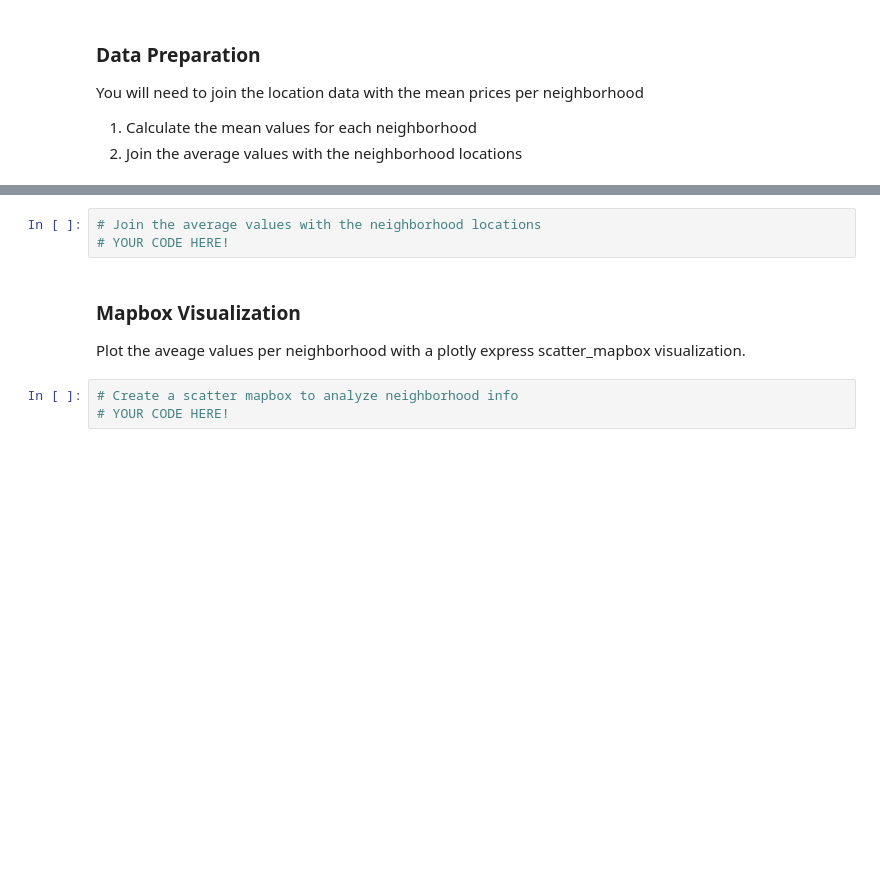
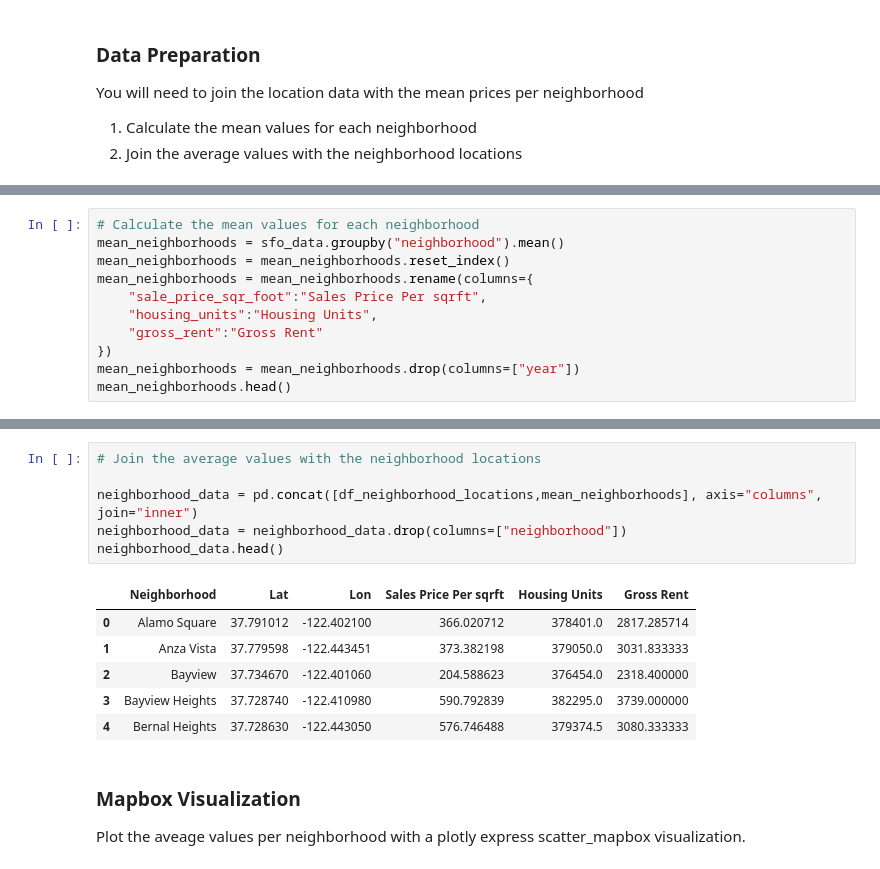
Before and after one commit to Infamousmike9/Pyviz_Homework, a Jupyter notebook: rental_analysis.ipynb, the cells around one changed output, grey strips where cells are left out. Drawn from its saved outputs; the diff is of its cells as text; blank space fills up the shorter version.

```diff
--- a/rental_analysis.ipynb
+++ b/rental_analysis.ipynb
@@ -268,0 +289,11 @@ You will need to join the location data with the mean prices per neighborhood
+# %%
+# Calculate the mean values for each neighborhood
+mean_neighborhoods = sfo_data.groupby("neighborhood").mean()
+mean_neighborhoods = mean_neighborhoods.reset_index()
+mean_neighborhoods = mean_neighborhoods.rename(columns={
+    "sale_price_sqr_foot":"Sales Price Per sqrft",
+    "housing_units":"Housing Units",
+    "gross_rent":"Gross Rent"
+})
+mean_neighborhoods = mean_neighborhoods.drop(columns=["year"])
+mean_neighborhoods.head()
@@ -269,10 +307,17 @@ You will need to join the location data with the mean prices per neighborhood
 # %%
 # Join the average values with the neighborhood locations
-# YOUR CODE HERE!
+
+neighborhood_data = pd.concat([df_neighborhood_locations,mean_neighborhoods], axis="columns", join="inner")
+neighborhood_data = neighborhood_data.drop(columns=["neighborhood"])
+neighborhood_data.head()
+# %% [output]
+|  | Neighborhood | Lat | Lon | Sales Price Per sqrft | Housing Units | Gross Rent |
+| 0 | Alamo Square | 37.791012 | -122.402100 | 366.020712 | 378401.0 | 2817.285714 |
+| 1 | Anza Vista | 37.779598 | -122.443451 | 373.382198 | 379050.0 | 3031.833333 |
+| 2 | Bayview | 37.734670 | -122.401060 | 204.588623 | 376454.0 | 2318.400000 |
+| 3 | Bayview Heights | 37.728740 | -122.410980 | 590.792839 | 382295.0 | 3739.000000 |
+| 4 | Bernal Heights | 37.728630 | -122.443050 | 576.746488 | 379374.5 | 3080.333333 |
 # %% [markdown]
 ### Mapbox Visualization
 
 Plot the aveage values per neighborhood with a plotly express scatter_mapbox visualization.
-# %%
-# Create a scatter mapbox to analyze neighborhood info
-# YOUR CODE HERE!
```
Also changed, not shown: parts of 13 cells of this notebook.
